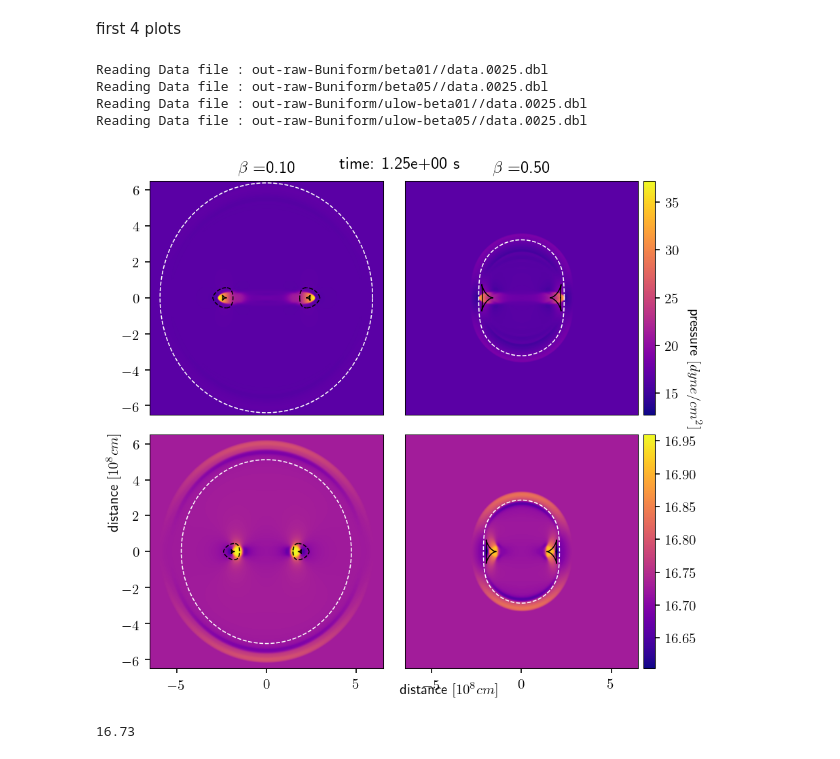
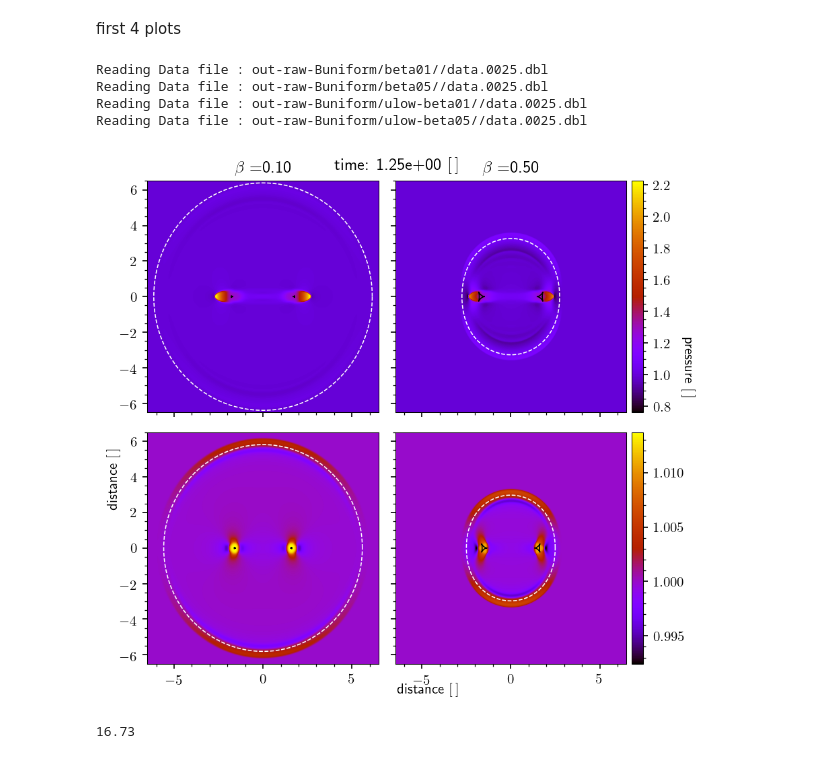
Before and after one commit to Cubedsheep/bachproef-wis-T2, a Jupyter notebook: MHD_blastwave/MHD-plots.ipynb, the cells around one changed output. Saved outputs shown, nothing was run; the diff lists cells and outputs as text; code cells hidden in the pictures.

Commit message:
minor changes to plots

```diff
--- a/MHD_blastwave/MHD-plots.ipynb
+++ b/MHD_blastwave/MHD-plots.ipynb
@@ -170,10 +170,13 @@ for n in range(0,29):
         column = i%4
         axis = ax[row][column]
         # prevent clutter
-        ax[row][column].get_xaxis().set_visible(False)
-        ax[row][column].get_yaxis().set_visible(False)
-        im = ax[row][column].imshow(prs_array[i]*UNIT_PRESSURE, vmin=m*UNIT_PRESSURE,
-                            vmax=M*UNIT_PRESSURE, cmap="gnuplot", extent=ex)
+        if i % 4 != 0:
+            axis.set_yticklabels([])
+        if i//4 != 1:
+            axis.set_xticklabels([])
+
+        im = ax[row][column].imshow(prs_array[i], vmin=m,
+                            vmax=M, cmap="gnuplot", extent=ex)
         if sims[i]["low"] and i//4==0:
             ax[row][column].set_title(r"$\beta=$%.2f" %sims[i]["beta"])
         elif i//4==0:
@@ -181,14 +184,15 @@ for n in range(0,29):
 
         if i%4==3:
             cbar = fig.colorbar(im, ax=axis, fraction=0.046, pad=0.02)
+            cbar.ax.yaxis.set_minor_locator(mpl.ticker.AutoMinorLocator())
         axis.yaxis.set_minor_locator(mpl.ticker.AutoMinorLocator())
         axis.xaxis.set_minor_locator(mpl.ticker.AutoMinorLocator())
 
 
     # axis labels
-    fig.text(0.5, 0.03, r"distance $[10^8cm]$", va='center')
-    fig.text(0.02, 0.45, r"distance $[10^8cm]$", va='center', rotation=90)
-    fig.text(0.96, 0.57, r"pressure $[dyne/cm^2]$", va="center", rotation=270)
+    fig.text(0.5, 0.03, r"distance $[\,]$", va='center')
+    fig.text(0.02, 0.45, r"distance $[\,]$", va='center', rotation=90)
+    fig.text(0.96, 0.57, r"pressure $[\,]$", va="center", rotation=270)
 
     # switch the axes on the side on
     for column in range(4):
@@ -199,7 +203,7 @@ for n in range(0,29):
     del prs_array
 
 
-    fig.suptitle("time: %.2e s" %T[n], y=0.98)
+    fig.suptitle(r"time: %.2e $[\,]$" %T[n], y=0.98)
 
     plt.tight_layout()
 
@@ -265,8 +271,8 @@ max_prs = [1,1]
 THETA = np.linspace(0,2*np.pi,400)
 z = np.array([1,0])
 E = np.array([[np.cos(theta), np.sin(theta)] for theta in THETA])
-speed_multiplier = [1.5, 1.35, 1.2, 1.2]
-speed_multiplier_s = [1.5, 1.35, 1.2, 1.2]
+speed_multiplier = [1.1, 1.1, 1, 1]
+speed_multiplier_s = speed_multiplier
 v0 = 1
 
 ex = [x*1e-8 for x in extent]
@@ -307,19 +313,24 @@ for i in range(4):
     column = i%2
     axis = ax[row][column]
     # prevent clutter
-    axis.get_xaxis().set_visible(False)
-    axis.get_yaxis().set_visible(False)
-    im = axis.imshow(prs_array[i]*UNIT_PRESSURE, vmin=m*UNIT_PRESSURE,
-                        vmax=M*UNIT_PRESSURE, cmap="plasma", extent=ex)
+    if i % 2 != 0:
+        axis.set_yticklabels([])
+    if i//2 != 1:
+        axis.set_xticklabels([])
+
+    im = axis.imshow(prs_array[i], vmin=m,
+                        vmax=M, cmap="gnuplot", extent=ex)
     # plot the pressure map
     if i//2==0:
         axis.set_title(r"$\beta=$%.2f" %sim_list[i]["beta"])
     # colorbar on the side
     if i%2==1:
         cbar = fig.colorbar(im, ax=axis, fraction=0.046, pad=0.02)
+        cbar.ax.yaxis.set_minor_locator(mpl.ticker.AutoMinorLocator())
+
     # plot the theoretical group speed
     beta = sim_list[i]["beta"]
-    va = np.sqrt(1/(beta))*v0
+    va = np.sqrt(2/(beta))*v0
     vs = np.sqrt(gamma)*v0
     vgf = np.array([group_fast(va, vs, THETA[i], E[i], z) for i in range(len(THETA))])*T[n]*speed_multiplier[i]
     vgs = (np.array([group_slow(va, vs, THETA[i], E[i], z) for i in range(len(THETA))]))*T[n]*speed_multiplier_s[i]
@@ -329,45 +340,47 @@ for i in range(4):
     # fast mode
     axis.plot(vgf[:,0], vgf[:,1], "--w", lw=0.75)
     # slow mode
     axis.plot(vgs[0:100,0], vgs[0:100,1], "-k", lw=0.75)
     axis.plot(vgs[101:300,0], vgs[101:300,1], "-k", lw=0.75)
     axis.plot(vgs[301:400,0], vgs[301:400,1], "-k", lw=0.75)
-    if i%2==0:
+    #if i%2==0:
         # boundary 1
-        axis.plot(bound1[0:100,0], bound1[0:100,1], "--k", lw=0.75)
-        axis.plot(bound1[101:300,0], bound1[101:300,1], "--k", lw=0.75)
-        axis.plot(bound1[301:400,0], bound1[301:400,1], "--k", lw=0.75)
+        #axis.plot(bound1[0:100,0], bound1[0:100,1], "--k", lw=0.75)
+        #axis.plot(bound1[101:300,0], bound1[101:300,1], "--k", lw=0.75)
+        #axis.plot(bound1[301:400,0], bound1[301:400,1], "--k", lw=0.75)
         # boundary 2ize=0.1)
-        axis.plot(bound2[0:100,0], bound2[0:100,1], "--k", lw=0.75)
-        axis.plot(bound2[101:300,0], bound2[101:300,1], "--k", lw=0.75)
-        axis.plot(bound2[301:400,0], bound2[301:400,1], "--k", lw=0.75)
+        #axis.plot(bound2[0:100,0], bound2[0:100,1], "--k", lw=0.75)
+        #axis.plot(bound2[101:300,0], bound2[101:300,1], "--k", lw=0.75)
+        #axis.plot(bound2[301:400,0], bound2[301:400,1], "--k", lw=0.75)
+    axis.yaxis.set_minor_locator(mpl.ticker.AutoMinorLocator())
+    axis.xaxis.set_minor_locator(mpl.ticker.AutoMinorLocator())
 
 
 # axis labels
-fig.text(0.5, 0.03, r"distance $[10^8cm]$", va='center')
-fig.text(0.02, 0.4, r"distance $[10^8cm]$", va='center', rotation=90)
-fig.text(0.97, 0.6, r"pressure $[dyne/cm^2]$", va="center", rotation=270)
+fig.text(0.5, 0.02, r"distance $[\,]$", va='center')
+fig.text(0.02, 0.4, r"distance $[\,]$", va='center', rotation=90)
+fig.text(0.97, 0.6, r"pressure $[\,]$", va="center", rotation=270)
 
 # switch the axes on the side on
 for column in range(2):
     ax[1][column].get_xaxis().set_visible(True)
 for row in range(2):
     ax[row][0].get_yaxis().set_visible(True)
 
 del prs_array
 
 
-fig.suptitle("time: %.2e s" %T[n], y=0.98)
+fig.suptitle(r"time: %.2e $[\,]$" %T[n], y=0.98)
 
 plt.tight_layout()
 
 fig.savefig("../verslag/images/group-speed-pressure1.pdf")
 # %% [output]
 Reading Data file : out-raw-Buniform/beta01//data.0025.dbl
 Reading Data file : out-raw-Buniform/beta05//data.0025.dbl
 Reading Data file : out-raw-Buniform/ulow-beta01//data.0025.dbl
 Reading Data file : out-raw-Buniform/ulow-beta05//data.0025.dbl
-[figure, old version]
+[figure, new version]
 # %%
 UNIT_PRESSURE
 # %% [output]
```
Also changed, not shown: parts of 3 cells of this notebook, 17 other files.
